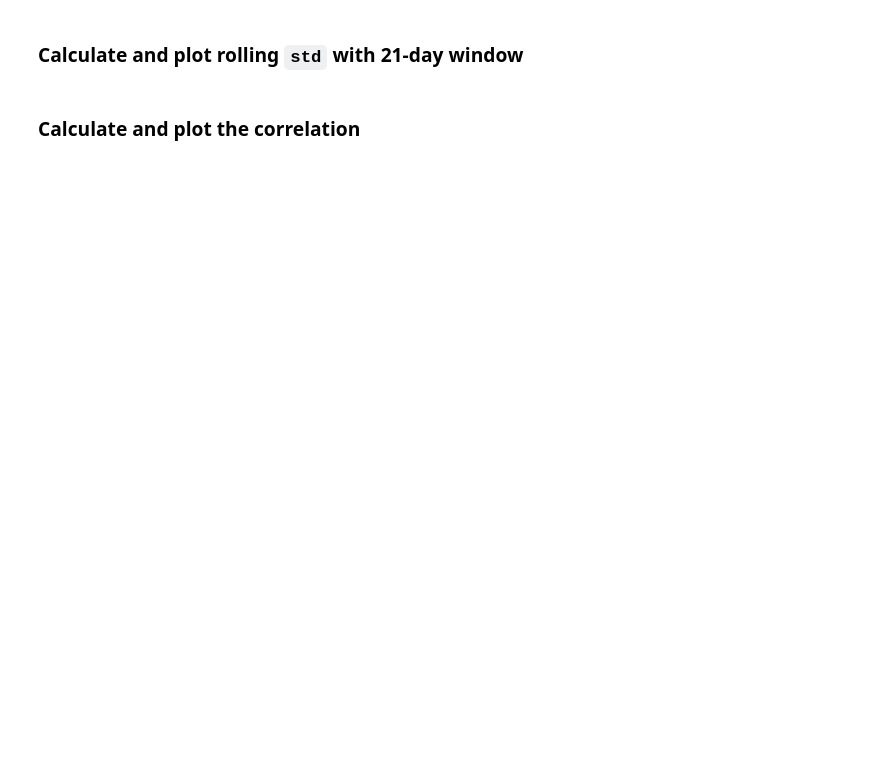
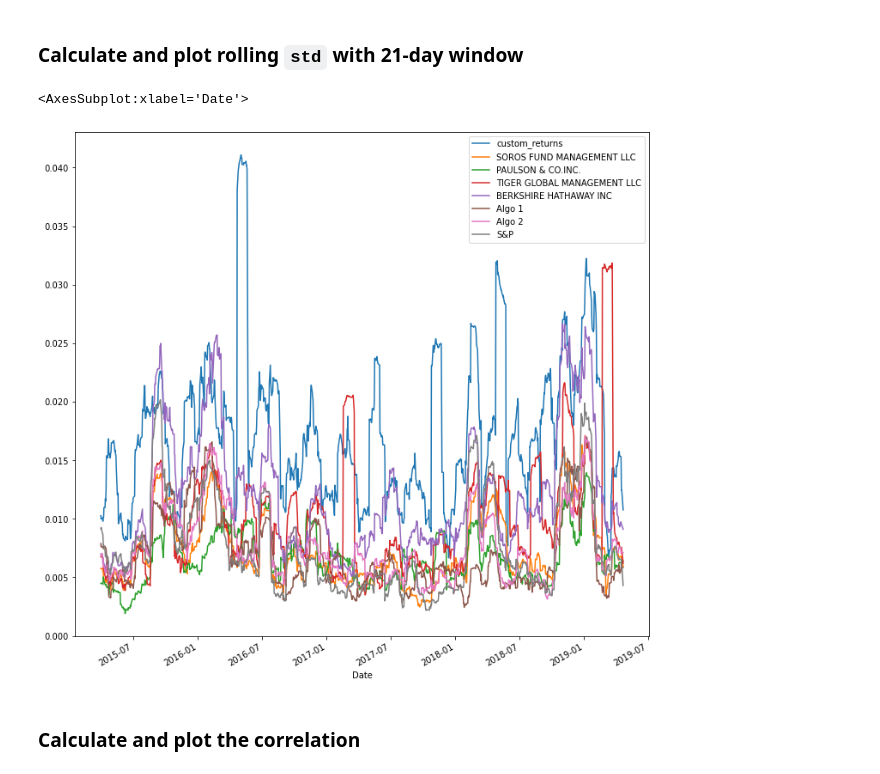
Before and after one commit to laramiedunlap/PortfolioComparison, a Jupyter notebook: portfolio_compare/whale_analysis.ipynb, the cells around one changed output. Saved outputs shown, nothing was run; the diff lists cells and outputs as text; code cells hidden in the pictures; blank space fills up the shorter version.

```diff
--- a/portfolio_compare/whale_analysis.ipynb
+++ b/portfolio_compare/whale_analysis.ipynb
@@ -497,8 +509,11 @@ new_portfolios_returns.head()
 ### Calculate and plot rolling `std` with 21-day window
 # %%
 # Calculate rolling standard deviation
-
+new_portfolios_returns.rolling(window= 21).std().plot(figsize=( 12, 12))
 # Plot rolling standard deviation
+# %% [output]
+<AxesSubplot:xlabel='Date'>
+[figure, added]
 # %% [markdown]
 ### Calculate and plot the correlation
 # %%
```
Also changed, not shown: parts of 17 cells of this notebook.
